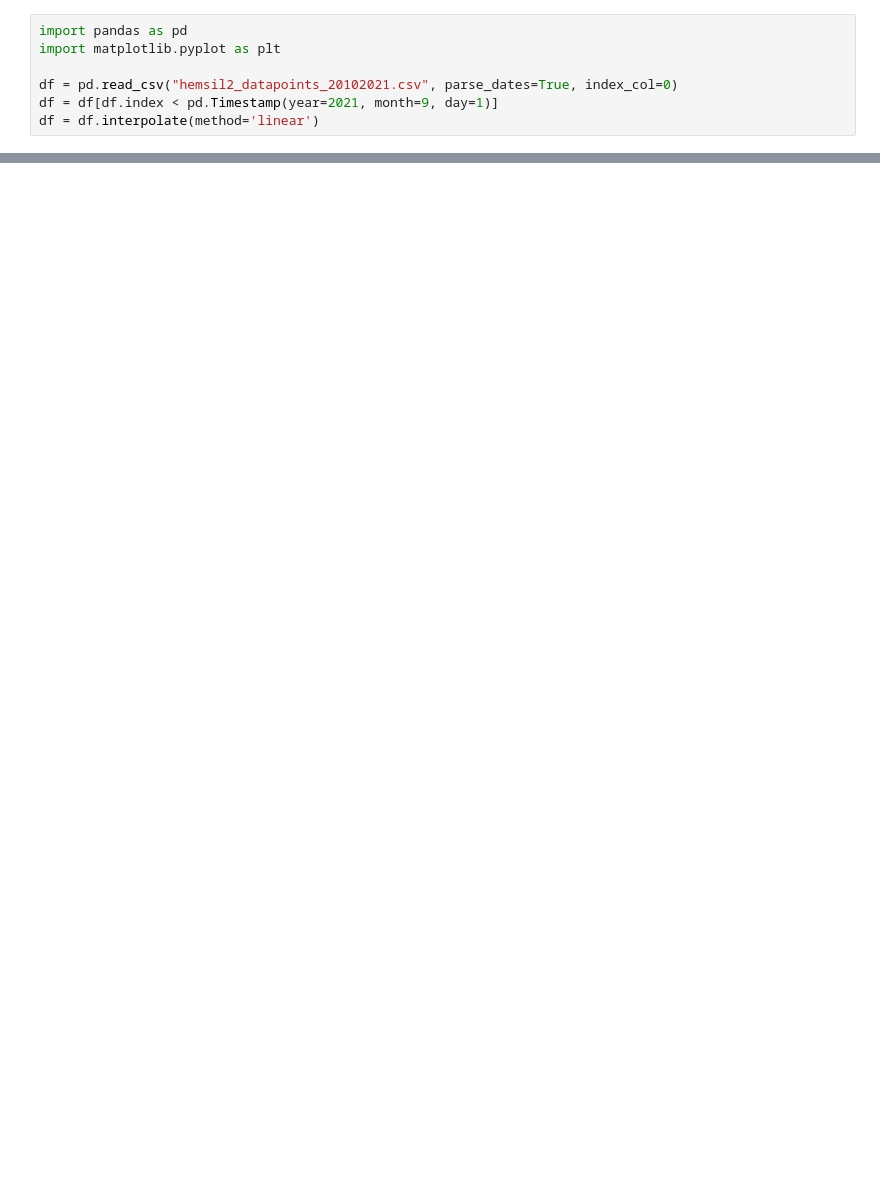
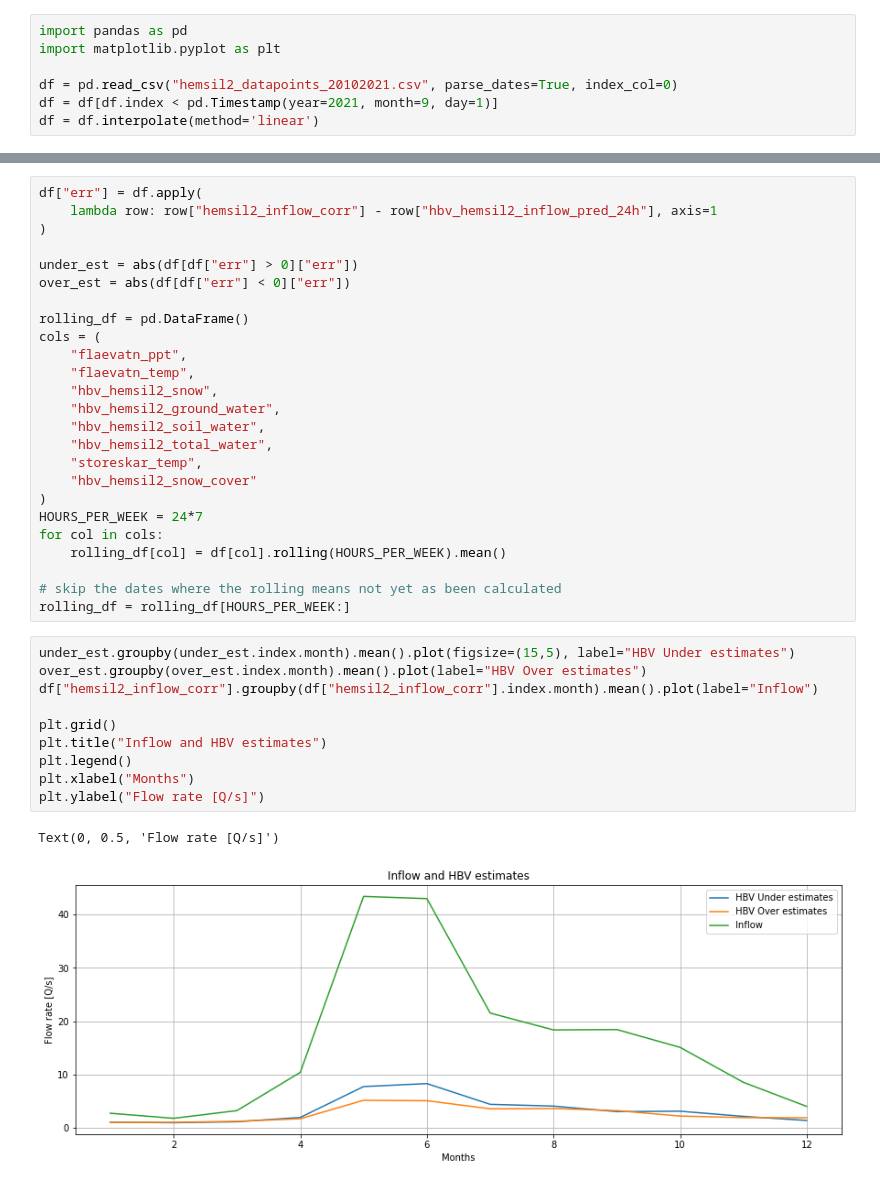
Before and after one commit to vetleras/2022-hackathon, a Jupyter notebook: main.ipynb, the cells around one changed output, grey strips where cells are left out. Saved outputs shown, nothing was run; the diff lists cells and outputs as text; blank space fills up the shorter version.

```diff
--- a/main.ipynb
+++ b/main.ipynb
@@ -68,0 +8,38 @@ for _, monthgroup in monthgroups:
+# %%
+df["err"] = df.apply(
+    lambda row: row["hemsil2_inflow_corr"] - row["hbv_hemsil2_inflow_pred_24h"], axis=1
+)
+
+under_est = abs(df[df["err"] > 0]["err"])
+over_est = abs(df[df["err"] < 0]["err"])
+
+rolling_df = pd.DataFrame()
+cols = (
+    "flaevatn_ppt",
+    "flaevatn_temp",
+    "hbv_hemsil2_snow",
+    "hbv_hemsil2_ground_water",
+    "hbv_hemsil2_soil_water",
+    "hbv_hemsil2_total_water",
+    "storeskar_temp",
+    "hbv_hemsil2_snow_cover"
+)
+HOURS_PER_WEEK = 24*7
+for col in cols:
+    rolling_df[col] = df[col].rolling(HOURS_PER_WEEK).mean()
+
+# skip the dates where the rolling means not yet as been calculated
+rolling_df = rolling_df[HOURS_PER_WEEK:]
+# %%
+under_est.groupby(under_est.index.month).mean().plot(figsize=(15,5), label="HBV Under estimates")
+over_est.groupby(over_est.index.month).mean().plot(label="HBV Over estimates")
+df["hemsil2_inflow_corr"].groupby(df["hemsil2_inflow_corr"].index.month).mean().plot(label="Inflow")
+
+plt.grid()
+plt.title("Inflow and HBV estimates")
+plt.legend()
+plt.xlabel("Months")
+plt.ylabel("Flow rate [Q/s]")
+# %% [output]
+Text(0, 0.5, 'Flow rate [Q/s]')
+[figure, added]
```
Also changed, not shown: parts of 4 cells of this notebook, 3 other files.
